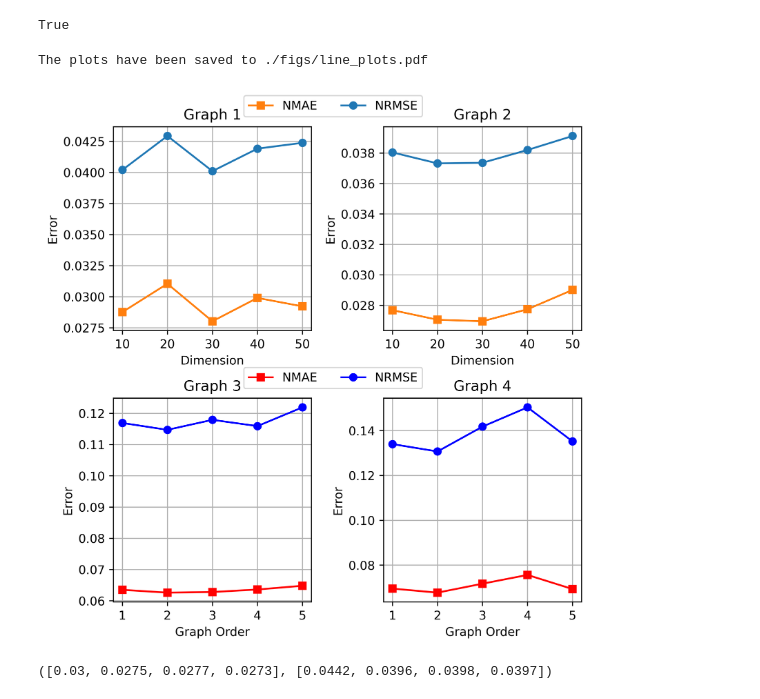
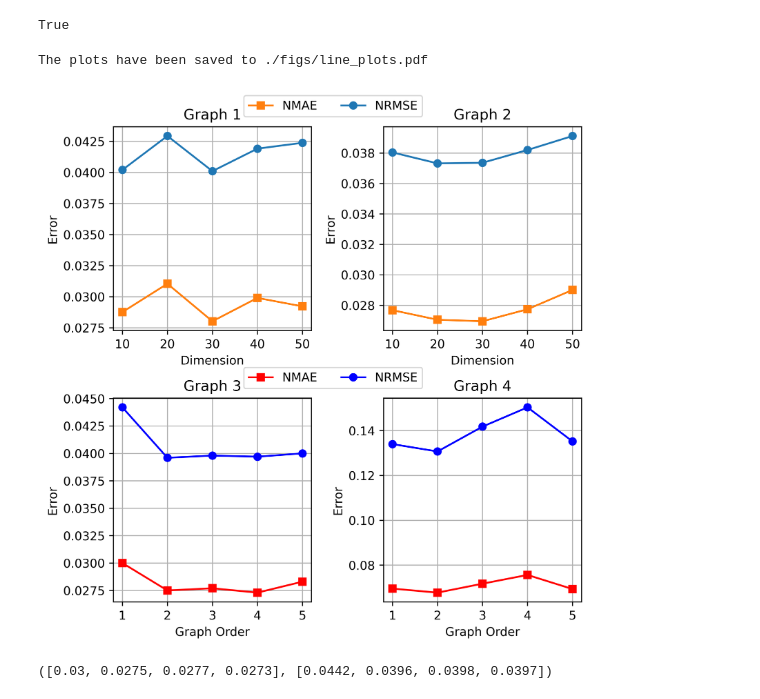
Before and after one commit to ZengYuXiang7/NAS-LLM-GNN, a Jupyter notebook: 3.18 作图代码.ipynb, the cells around one changed output. Drawn from its saved outputs; the diff is of its cells as text; code cells hidden in the pictures.

```diff
--- a/3.18 作图代码.ipynb
+++ b/3.18 作图代码.ipynb
@@ -323,35 +323,35 @@ def draw_4_line_plots(data, titles, x_labels, colors):
             labels.extend([line1.get_label(), line2.get_label()])
         else:
             ax.set_visible(False)  # 隐藏没有数据的子图
     # 调整图表布局
     plt.tight_layout(rect=[0, 0.03, 1, 0.95])
     # 创建一个图例在所有子图的上方中心位置
     fig.legend(handles[:2], labels[:2], loc='upper center', ncol=2, bbox_to_anchor=(0.534, 0.96))
     # 创建一个图例在所有子图的中心位置
     fig.legend(handles[6:], labels[6:], loc='upper center', ncol=2, bbox_to_anchor=(0.534, 0.51))
     # 保存PDF
     pdf_path = './figs/line_plots.pdf'
     with PdfPages(pdf_path) as pdf:
         pdf.savefig(fig)  # 将图表保存到PDF文件中
     # plt.close(fig)  # 关闭图形，防止它显示出来
     return pdf_path  # 返回PDF文件路径
 
 value = [
     # dimension
     [[0.02876, 0.03104, 0.02802, 0.02990, 0.02922, ], [0.04020, 0.04293, 0.04010, 0.04191, 0.04238, ]],
     [[0.02768, 0.02705, 0.02695, 0.02774, 0.02901, ], [0.03804, 0.03732, 0.03736, 0.03820, 0.03912, ]],  #此数据最后一条缺失
     # Graph order
-    [[0.0635, 0.0626, 0.0628, 0.0636, 0.0648], [0.1169, 0.1147, 0.1179, 0.1159, 0.1219]],
+    [[0.0300, 0.0275, 0.0277, 0.0273, 0.0283], [0.0442, 0.0396, 0.0398, 0.0397, 0.0400]],
     [[0.0695, 0.0677, 0.0717, 0.0756, 0.0693], [0.1340, 0.1307, 0.1418, 0.1504, 0.1352]]
 ]
 titles = ['Graph 1', 'Graph 2', 'Graph 3', 'Graph 4']
 x_labels = ['Dimension', 'Graph Order']
 colors = [['#ff7f0e', '#1f77b4'], ['red', 'blue']]  # NMAE 和 NRMSE 的颜色
 pdf_path = draw_4_line_plots(value, titles, x_labels, colors)
 print(f"The plots have been saved to {pdf_path}")
 # %% [output]
 The plots have been saved to ./figs/line_plots.pdf
-[figure, old version]
+[figure, new version]
 # %%
 [0.0300, 0.0275, 0.0277, 0.0273, ], [0.0442, 0.0396, 0.0398, 0.0397, ]
 # %% [output]
```
Also changed, not shown: 5 other files.
